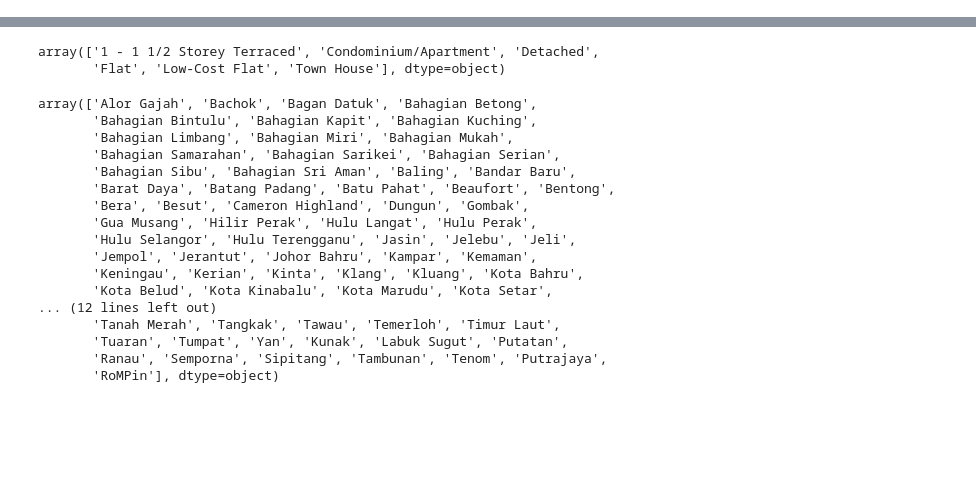
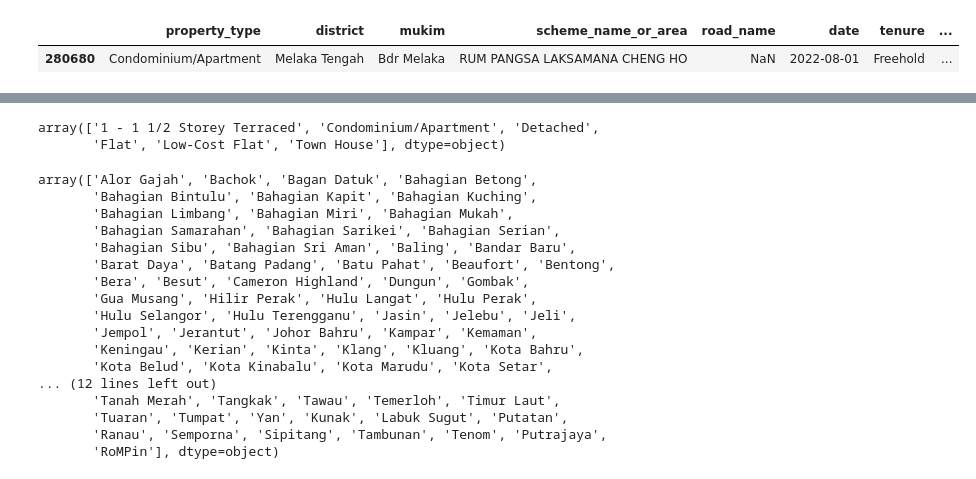
Before and after one commit to AhmadFaisalAhmadSazali/property_transaction_malaysia, a Jupyter notebook: explore.ipynb, the cells around one changed output, grey strips where cells are left out. Saved outputs shown, nothing was run; the diff lists cells and outputs as text; code cells hidden in the pictures; blank space fills up the shorter version.

```diff
--- a/explore.ipynb
+++ b/explore.ipynb
@@ -66,3 +46,9 @@ data = data.rename(columns={"month_year_of_transaction_date": "date", "transacti
+# %%
+data = format_raw_data(raw)
+data.sample()
+# %% [output]
+|  | property_type | district | mukim | scheme_name_or_area | road_name | date | tenure | ... |
+| 280680 | Condominium/Apartment | Melaka Tengah | Bdr Melaka | RUM PANGSA LAKSAMANA CHENG HO | NaN | 2022-08-01 | Freehold | ... |
 # %%
 # Inspecting `unit` column
 print(data.iloc[:,8].unique())
```
Also changed, not shown: parts of 14 cells of this notebook, 9 other files.
